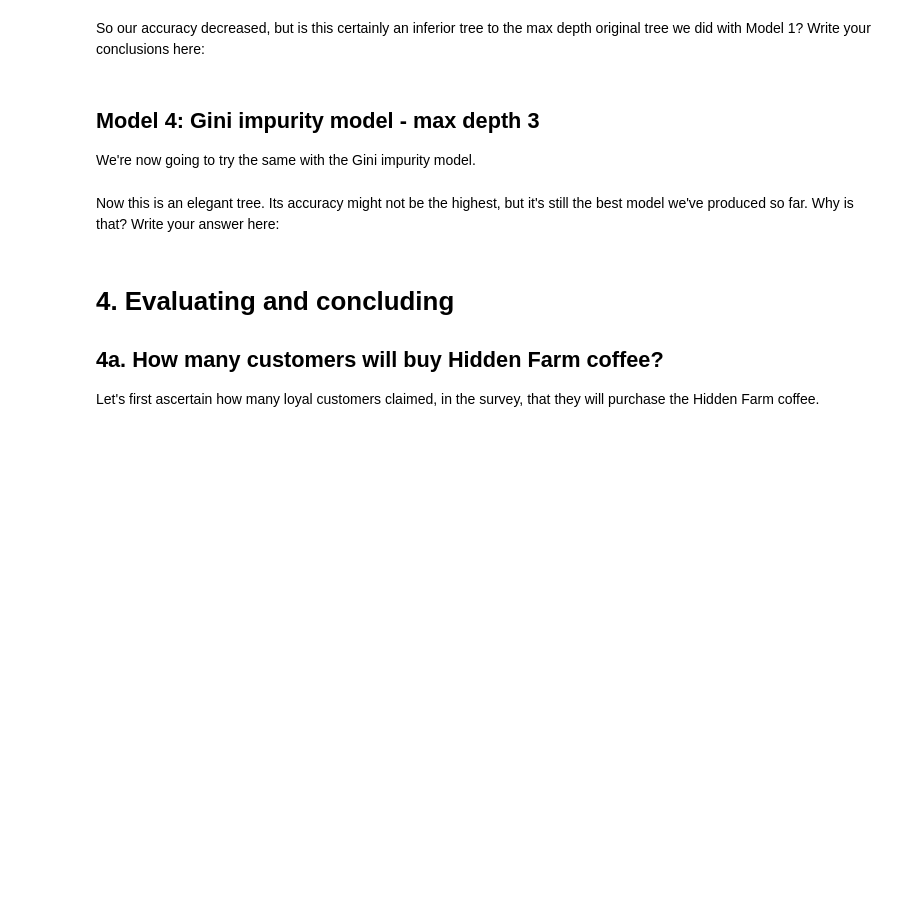
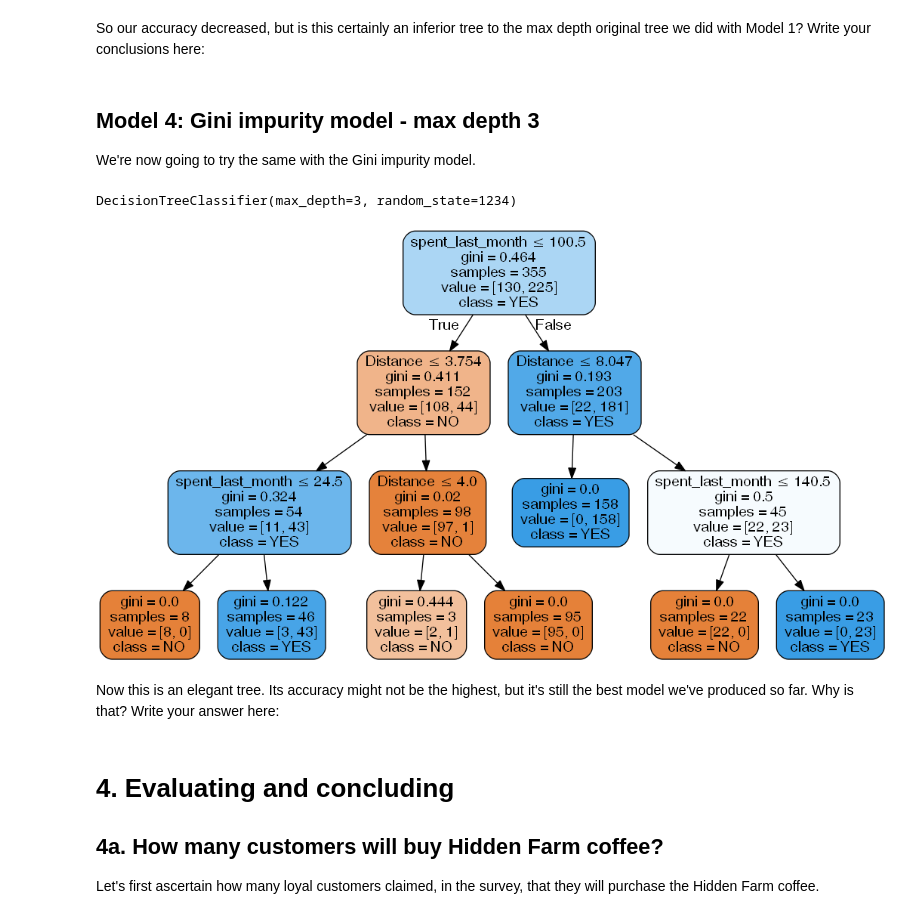
Before and after one commit to HumbertoGonzalezGranda/Springboard, a Jupyter notebook: Springboard Decision Tree Specialty Coffee Case Study - Tier 3.ipynb, the cells around one changed output. Saved outputs shown, nothing was run; the diff lists cells and outputs as text; code cells hidden in the pictures; blank space fills up the shorter version.

```diff
--- a/Springboard Decision Tree Specialty Coffee Case Study - Tier 3.ipynb
+++ b/Springboard Decision Tree Specialty Coffee Case Study - Tier 3.ipynb
@@ -452,7 +492,12 @@ So our accuracy decreased, but is this certainly an inferior tree to the max dep
 We're now going to try the same with the Gini impurity model.
 # %%
 # As before, make a variable, but call it gini_model2, and ensure the max_depth parameter is set to 3
-_ _ _ = _ _ _._ _ _(_ _ _ ='_ _ _ ', _ _ _ = 1234, _ _ _  = _ _ _ )
+gini_model2 = tree.DecisionTreeClassifier(criterion='gini', random_state = 1234, max_depth = 3)
 
 # Do the fit, predict, and series transformations as before.
-_ _ _
+gini_model2.fit(X_train, y_train)
+y_pred = gini_model2.predict(X_test)
+y_pred = pd.Series(y_pred)
+gini_model2
+# %% [output]
+DecisionTreeClassifier(max_depth=3, random_state=1234)
@@ -466,3 +504,14 @@ _ _ _
+# %%
+dot_data = StringIO()
+tree.export_graphviz(gini_model2, out_file=dot_data,
+                filled=True, rounded=True,
+                special_characters=True, feature_names=X_train.columns,class_names = ["NO", "YES"])
+
+# Alternatively for class_names use gini_model2.classes_
+graph = pydotplus.graph_from_dot_data(dot_data.getvalue())
+Image(graph.create_png())
+# %% [output]
+[figure, added]
 # %%
 print("Gini impurity  model - max depth 3")
 print("Accuracy:", metrics.accuracy_score(y_test,y_pred))
```
Also changed, not shown: parts of 17 cells of this notebook.
